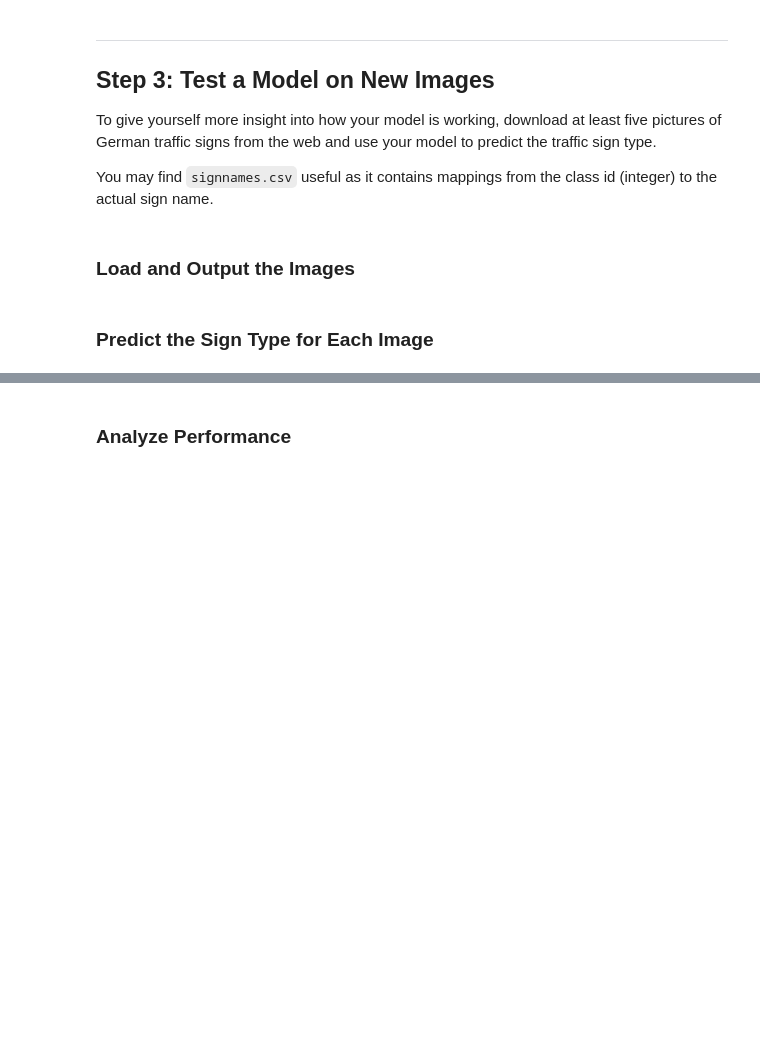
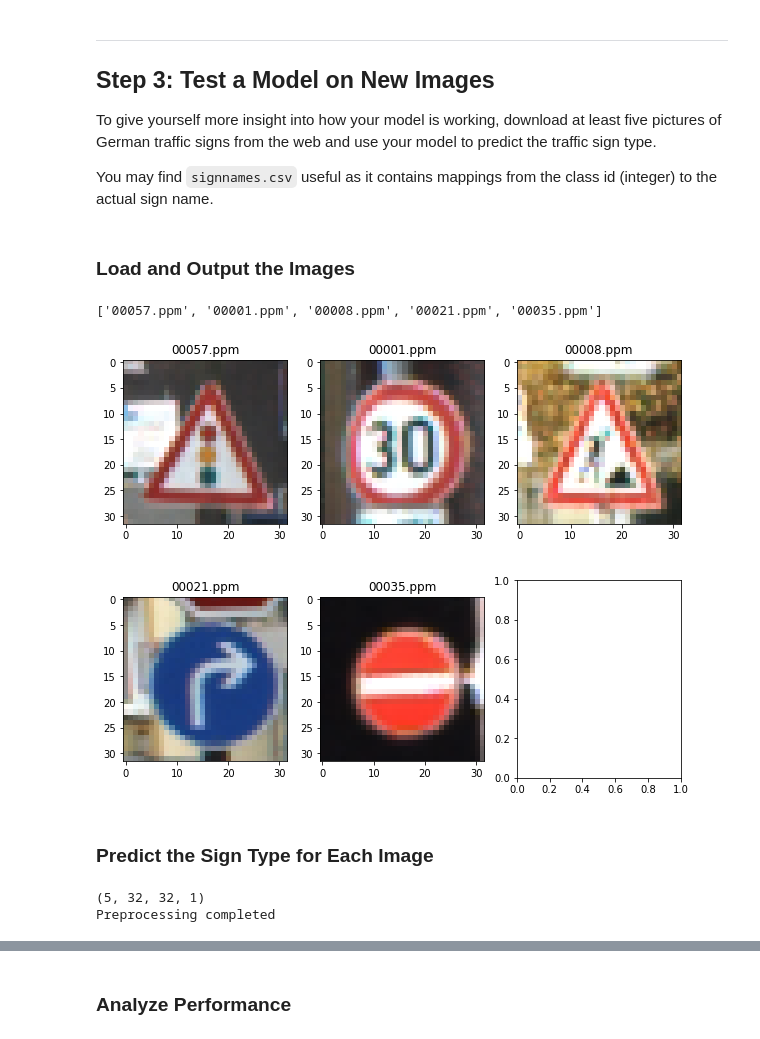
Before and after one commit to sunnyelf828/SelfDrivingCar-P2-TrafficSignClassifer, a Jupyter notebook: Traffic_Sign_Classifier.ipynb, the cells around one changed output, grey strips where cells are left out. Drawn from its saved outputs; the diff is of its cells as text; code cells hidden in the pictures; blank space fills up the shorter version.

```diff
--- a/Traffic_Sign_Classifier.ipynb
+++ b/Traffic_Sign_Classifier.ipynb
@@ -337,6 +410,36 @@ You may find `signnames.csv` useful as it contains mappings from the class id (i
+# %%
+### Load the images and plot them here.
+### Feel free to use as many code cells as needed.
+from scipy.misc import imread
+import os
+
+# downloaded images of German traffic signs from
+#http://benchmark.ini.rub.de/?section=gtsrb&subsection=dataset#Downloads
+print(os.listdir('real_sign/'))
+
+f,ax = plt.subplots(2,3,figsize=(10,8))
+
+X_New = []
+for i,item in enumerate(os.listdir('real_sign/')):
+    img = imread('real_sign/'+item)
+
+    #ax[i/3,i%3].imshow(img)
+    ax[i//3,i%3].set_title(item)
+    X_New.append(cv2.resize(img, (32, 32)))
+    ax[i//3,i%3].imshow(X_New[-1])
+# %% [output]
+['00057.ppm', '00001.ppm', '00008.ppm', '00021.ppm', '00035.ppm']
+[figure, added]
 # %% [markdown]
 ### Predict the Sign Type for Each Image
 # %%
 ### Run the predictions here and use the model to output the prediction for each image.
 ### Make sure to pre-process the images with the same pre-processing pipeline used earlier.
 ### Feel free to use as many code cells as needed.
+X_New = np.array(X_New)
+X_New = preprocess(X_New)
+print(X_New.shape)
+print('Preprocessing completed')
+# %% [output]
+(5, 32, 32, 1)
+Preprocessing completed
```
Also changed, not shown: parts of 12 cells of this notebook, 7 other files.
